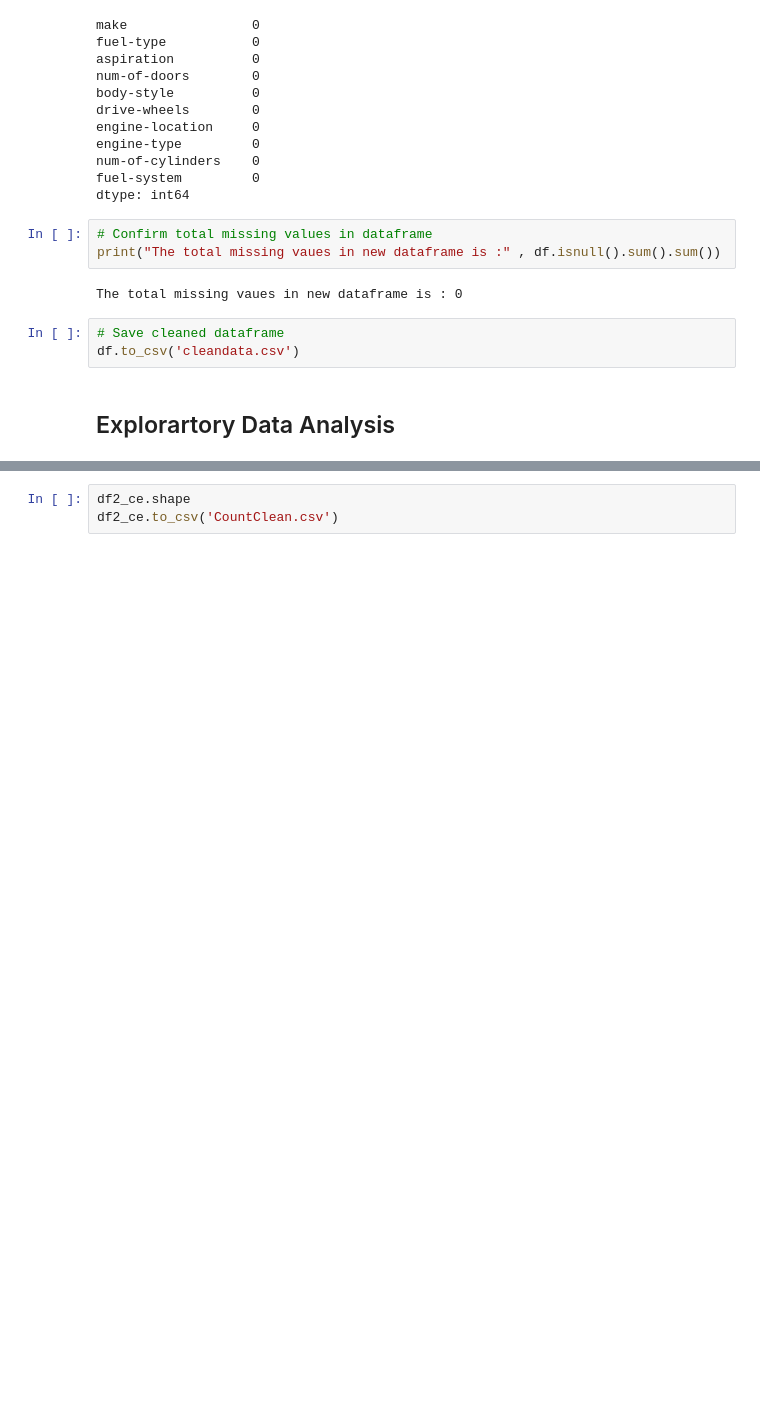
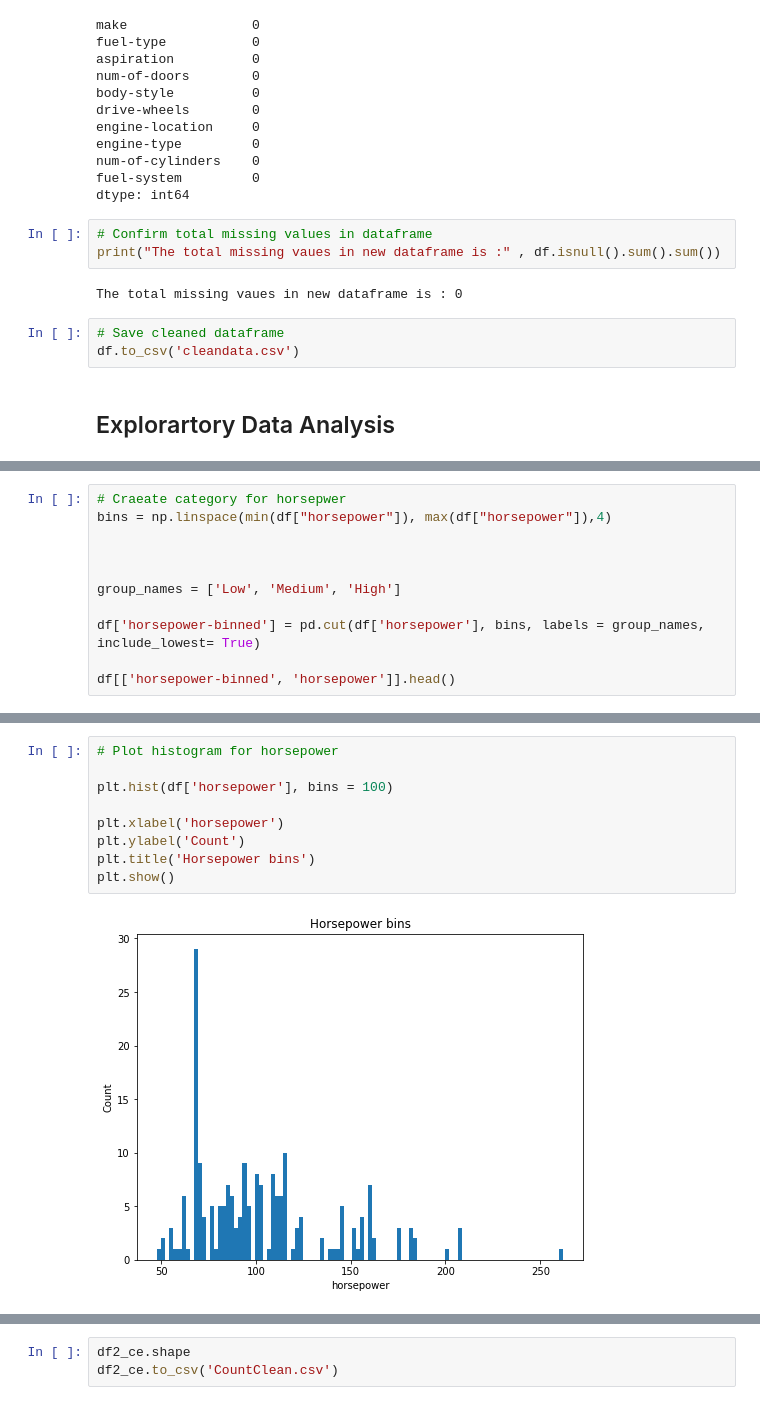
Before and after one commit to obeabi/Automobile_Data_Set, a Jupyter notebook: Auto_EDA.ipynb, the cells around one changed output, grey strips where cells are left out. Drawn from its saved outputs; the diff is of its cells as text; blank space fills up the shorter version.

```diff
--- a/Auto_EDA.ipynb
+++ b/Auto_EDA.ipynb
@@ -588,0 +340,11 @@ df2_ce.head(10)
+# %%
+# Craeate category for horsepwer
+bins = np.linspace(min(df["horsepower"]), max(df["horsepower"]),4)
+
+
+
+group_names = ['Low', 'Medium', 'High']
+
+df['horsepower-binned'] = pd.cut(df['horsepower'], bins, labels = group_names, include_lowest= True)
+
+df[['horsepower-binned', 'horsepower']].head()
@@ -588,0 +367,11 @@ df2_ce.head(10)
+# %%
+# Plot histogram for horsepower
+
+plt.hist(df['horsepower'], bins = 100)
+
+plt.xlabel('horsepower')
+plt.ylabel('Count')
+plt.title('Horsepower bins')
+plt.show()
+# %% [output]
+[figure, added]
```
Also changed, not shown: parts of 75 cells of this notebook.
